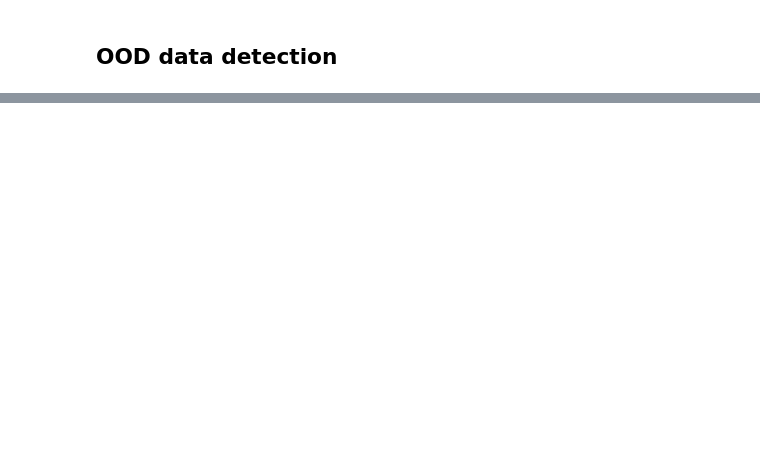
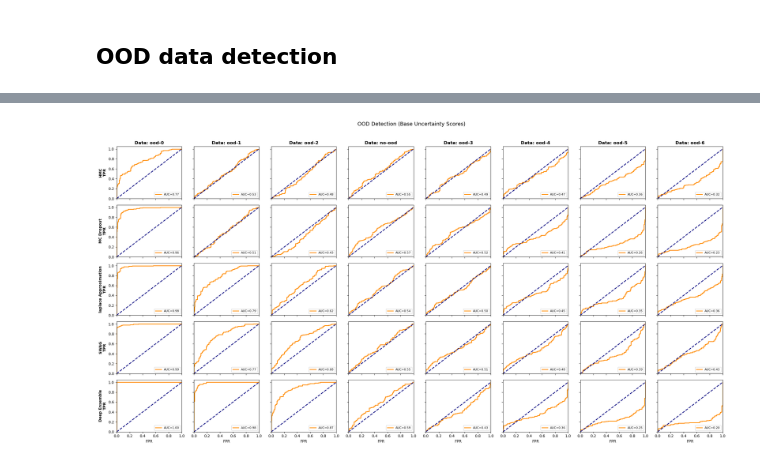
Before and after one commit to hwkin/uq, a Jupyter notebook: poisson/FNO/training_and_testing.ipynb, the cells around one changed output, grey strips where cells are left out. Cells and saved outputs as stored; diff of their text form; code cells hidden in the pictures; blank space fills up the shorter version.

```diff
--- a/poisson/FNO/training_and_testing.ipynb
+++ b/poisson/FNO/training_and_testing.ipynb
@@ -74,9 +74,8 @@ Y_test: torch.Size([1000, 51, 51, 1])
 # %%
 num_test_shift = 400
 # Shifting data sets
-data_type=[['no-ood',0.005,0.2,1,0],['ood-1',0.0005,0.2,1,0],['ood-2',0.001,0.2,1,0],\
-           ['ood-3',0.01,0.2,1,0],['ood-4',0.05,0.2,1,0],['ood-5',0.1,0.2,1,0], \
-            ['ood-6',0.5,0.2,1,0]]
+data_type=[['ood-0',0.0001,0.2,1,0],['ood-1',0.0005,0.2,1,0],['ood-2',0.001,0.2,1,0],['no-ood',0.005,0.2,1,0],\
+           ['ood-3',0.01,0.2,1,0],['ood-4',0.05,0.2,1,0],['ood-5',0.1,0.2,1,0], ['ood-6',0.5,0.2,1,0]]
 data_shifting = []
 data_shifting_data = []
 for datatype in data_type:
@@ -679,3 +571,15 @@ results_id, results_shifting, std_id, std_shifting = np.load(model_save_path + '
+# %%
+# load data if needed
+with np.load(model_save_path + 'uq_results_fno.npz', allow_pickle=True) as arr:
+    results_id = arr['results_id']
+    results_shifting = arr['results_shifting']
+    std_id = arr['std_id']
+    std_shifting = arr['std_shifting']
+    baseline_rmse = arr['baseline_rmse']
+    if 'uq_method_order' in arr.files:
+        uq_method_order = [str(x) for x in arr['uq_method_order'].tolist()]
+    else:
+        uq_method_order = ['HMC', 'MC Dropout', 'laplace Approximation', 'SWAG', 'Deep Ensemble']
 # %% [markdown]
 ### ID data performance
 # %%
@@ -979,0 +1180,82 @@ Datatype        | ID Cov     | OOD Cov    | ID Width   | OOD Width  | AUROC
+# %%
+# Draw ROC grids in the same layout for each calibration variant
+def _plot_ood_grid(scores_by_method, method_names, datatypes, title):
+    n_methods = len(method_names)
+    n_types = len(datatypes)
+
+    fig, axes = plt.subplots(
+        nrows=n_methods,
+        ncols=n_types,
+        figsize=(3 * n_types, 2 * n_methods + 2),
+        sharex=True,
+        sharey=True,
+    )
+    if n_methods == 1 and n_types == 1:
+        axes = np.array([[axes]])
+    elif n_methods == 1:
+        axes = axes[np.newaxis, :]
+    elif n_types == 1:
+        axes = axes[:, np.newaxis]
+
+    auroc_mat = np.full((n_methods, n_types), np.nan)
+
+    for i, method_name in enumerate(method_names):
+        for j, dt in enumerate(datatypes):
+            ax = axes[i, j]
+            id_unc = np.asarray(scores_by_method[method_name]['id'], dtype=float).reshape(-1)
+            shift_unc = np.asarray(scores_by_method[method_name]['shift'][j], dtype=float).reshape(-1)
+
+            scores = np.concatenate((id_unc, shift_unc), axis=0)
+            labels = np.concatenate((np.zeros(id_unc.shape[0]), np.ones(shift_unc.shape[0])), axis=0)
+
+            finite_mask = np.isfinite(scores)
+            scores = scores[finite_mask]
+            labels = labels[finite_mask]
+
+            if scores.size == 0 or len(np.unique(labels)) < 2:
+                auroc = np.nan
+                fpr = np.array([0.0, 1.0])
+                tpr = np.array([0.0, 1.0])
+            else:
+                scale = np.max(np.abs(scores))
+                if scale > 0:
+                    scores = scores / scale
+                auroc = roc_auc_score(labels, scores)
+                fpr, tpr, _ = roc_curve(labels, scores)
+
+            auroc_mat[i, j] = auroc
+            ax.plot(fpr, tpr, color='darkorange', lw=2, label=f'AUC={auroc:.2f}' if np.isfinite(auroc) else 'AUC=NaN')
+            ax.plot([0, 1], [0, 1], color='navy', lw=2, linestyle='--')
+            ax.set_xlim([0.0, 1.0])
+            ax.set_ylim([0.0, 1.05])
+
+            if i == 0:
+                ax.set_title(f'Data: {dt}', fontsize=12, fontweight='bold')
+            if j == 0:
+                ax.set_ylabel(f'{method_name}\nTPR', fontsize=10, fontweight='bold')
+            else:
+                ax.set_ylabel('')
+            if i == n_methods - 1:
+                ax.set_xlabel('FPR')
+            ax.legend(loc='lower right', fontsize=8)
+
+    fig.suptitle(title, fontsize=14, y=1.02)
+    plt.tight_layout()
+    plt.show()
+    return auroc_mat
+
+variant_titles = {
+    'base': 'OOD Detection (Base Uncertainty Scores)',
+    'variance_fit': 'OOD Detection (Variance-Fit Calibrated Scores)',
+    'temperature': 'OOD Detection (Temperature-Scaled Scores)',
+    'conformal': 'OOD Detection (Conformal Interval-Width Scores)',
+}
+
+ood_auroc_by_variant = {}
+for variant_key, title in variant_titles.items():
+    print(f"\n=== {variant_key} ===")
+    auroc_mat = _plot_ood_grid(score_store[variant_key], method_names_cal, datatypes_cal, title)
+    ood_auroc_by_variant[variant_key] = auroc_mat
+
+print('Stored AUROC matrices in ood_auroc_by_variant')
+# %% [output]
@@ -979,0 +1263 @@ Datatype        | ID Cov     | OOD Cov    | ID Width   | OOD Width  | AUROC
+[figure, added]
```
Also changed, not shown: parts of 48 cells of this notebook, 16 other files.
